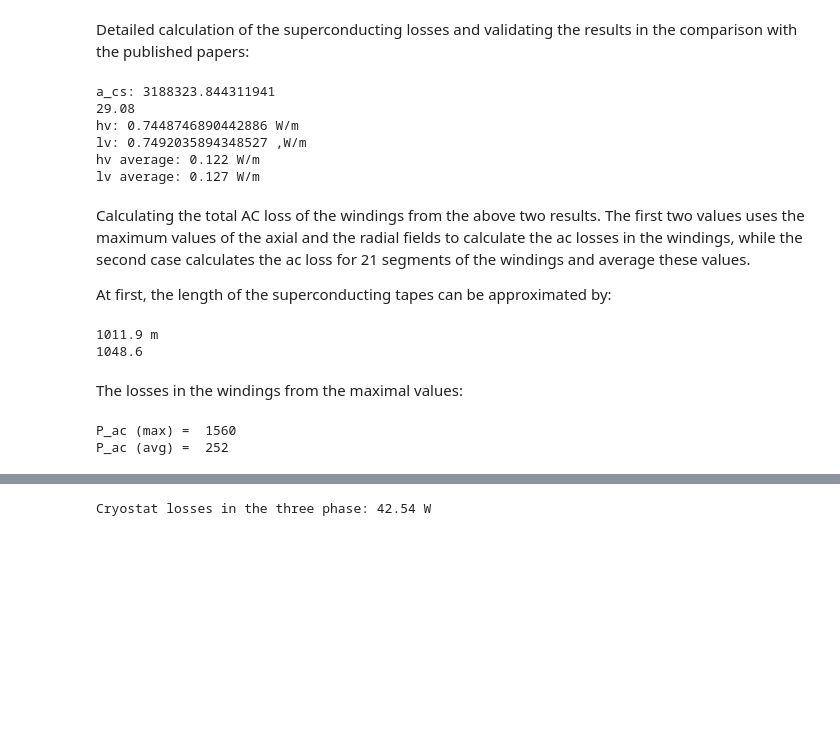
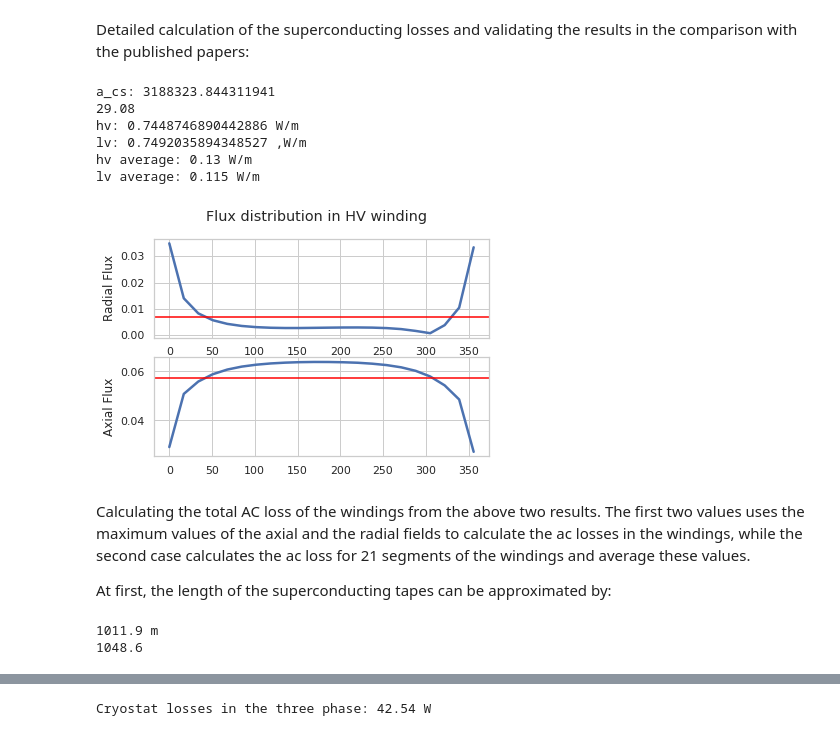
Before and after one commit to tamasorosz/TrafoCalc, a Jupyter notebook: notes/1250_kVA_sc_transformer.ipynb, the cells around one changed output, grey strips where cells are left out. Cells and saved outputs as stored; diff of their text form; code cells hidden in the pictures; blank space fills up the shorter version.

Commit message:
feat: diagram for axial and radial losses

```diff
--- a/notes/1250_kVA_sc_transformer.ipynb
+++ b/notes/1250_kVA_sc_transformer.ipynb
@@ -148,34 +149,38 @@ Detailed calculation of the superconducting losses and validating the results in
 # %%
 from src.superconductor_losses import cryo_surface,cryostat_losses, magnusson_ac_loss, supra_winding_ac_loss
 a_cs = cryo_surface(205.0, 370, 800)  # [mm2]
 cryo_loss = cryostat_losses(a_cs)
 #thermal_loss = thermal_incomes(self.input.required.lv.ph_current, self.input.required.hv.ph_current)
 
 print('a_cs:',a_cs)
 #print('cryostat losses:', cryo_loss)
 print(cryo_loss)
 
 # HV winding
 print('hv:',magnusson_ac_loss(63.89*1e-3, 34.39*1e-3, 50, 69, Ic=115), 'W/m')
 print('lv:',magnusson_ac_loss(56.38*1e-3, 34.39*1e-3, 50, 1804/20, Ic=115), ',W/m')
 
 # Calculation with the averaged values of Bax and Brad along the winding
-B_hv = [(0.029128001810690196, 0.034931126895950015), (0.050827730564536266, 0.013995471297917561), (0.05588725071682793, 0.008240268880776114), (0.05886954390963839, 0.005638255023196592), (0.06077329192829234, 0.004242084637681387), (0.06198176035801467, 0.003445644623909061), (0.06276385272892504, 0.002995500599112688), (0.06327437776653683, 0.002760552277617734), (0.06359944969665898, 0.002661568692436944), (0.06379442937349428, 0.0026641586971951625), (0.06388059481829217, 0.002728564552750612), (0.06386326031218509, 0.0028002328471558036), (0.06375556424426587, 0.0028587919261724437), (0.06355546873347745, 0.0028738248556079427), (0.06317272884807773, 0.0028134675986741797), (0.06259672900939289, 0.0026311711550385253), (0.061686454242632804, 0.0022513791514020554), (0.06025066397296713, 0.0015527807458504128), (0.05795286910805797, 0.000685192255041045), (0.054315535780667834, 0.003759431911852573), (0.048564227979538355, 0.010423416210258551)]
+B_hv = [(0.029128001810690196, 0.034931126895950015), (0.050827730564536266, 0.013995471297917561), (0.05588725071682793, 0.008240268880776114), (0.05886954390963839, 0.005638255023196592), (0.06077329192829234, 0.004242084637681387), (0.06198176035801467, 0.003445644623909061), (0.06276385272892504, 0.002995500599112688), (0.06327437776653683, 0.002760552277617734), (0.06359944969665898, 0.002661568692436944), (0.06379442937349428, 0.0026641586971951625), (0.06388059481829217, 0.002728564552750612), (0.06386326031218509, 0.0028002328471558036), (0.06375556424426587, 0.0028587919261724437), (0.06355546873347745, 0.0028738248556079427), (0.06317272884807773, 0.0028134675986741797), (0.06259672900939289, 0.0026311711550385253), (0.061686454242632804, 0.0022513791514020554), (0.06025066397296713, 0.0015527807458504128), (0.05795286910805797, 0.000685192255041045), (0.054315535780667834, 0.003759431911852573), (0.048564227979538355, 0.010423416210258551), (0.027189030612877307, 0.03342143530190356)]
 print('hv average:',supra_winding_ac_loss(B_hv, 50, 69, Ic=170, kappa=2.0), 'W/m')
 
-B_lv = [(0.029128001810690196, 0.034931126895950015), (0.050827730564536266, 0.013995471297917561), (0.05588725071682793, 0.008240268880776114), (0.05886954390963839, 0.005638255023196592), (0.06077329192829234, 0.004242084637681387), (0.06198176035801467, 0.003445644623909061), (0.06276385272892504, 0.002995500599112688), (0.06327437776653683, 0.002760552277617734), (0.06359944969665898, 0.002661568692436944), (0.06379442937349428, 0.0026641586971951625), (0.06388059481829217, 0.002728564552750612), (0.06386326031218509, 0.0028002328471558036), (0.06375556424426587, 0.0028587919261724437), (0.06355546873347745, 0.0028738248556079427), (0.06317272884807773, 0.0028134675986741797), (0.06259672900939289, 0.0026311711550385253), (0.061686454242632804, 0.0022513791514020554), (0.06025066397296713, 0.0015527807458504128), (0.05795286910805797, 0.000685192255041045), (0.054315535780667834, 0.003759431911852573), (0.048564227979538355, 0.010423416210258551)]
+B_lv = [(0.02856165890911766, 0.028847904921676104), (0.04264701220871581, 0.010333326005571797), (0.04776295819421883, 0.004720985033777048), (0.05085840666736541, 0.002039399273394693), (0.052852837699169486, 0.0005450278785072982), (0.05419566215315297, 0.0011922709959351074), (0.055091261307798844, 0.0016744365020429086), (0.05568369741614443, 0.002085502906240322), (0.05606747169313475, 0.0024392793956877767), (0.05631371035279775, 0.00283595546320603), (0.05639469993875801, 0.0032735437949860113), (0.05636608292796119, 0.0036982745586362498), (0.056231994280278585, 0.004135042743796724), (0.0559625196568071, 0.004626368660648694), (0.05550011895636897, 0.005175337428187099), (0.054825977114110414, 0.005848641399257559), (0.05378865098492425, 0.006752316481653198), (0.05225866137292812, 0.008116694915730749), (0.04990585466674591, 0.01048128371018553), (0.04584717417017381, 0.015320514277157304), (0.03259398082720333, 0.032704985099393014), (0.018490895738829893, 0.013055647487121291)]
 print('lv average:',supra_winding_ac_loss(B_lv, 50, 69, Ic=170, kappa=1.5), 'W/m')
+
+# flux distribution along the HV winding
+plot_winding_flux(B_hv, 0, 356)
 # %% [output]
 a_cs: 3188323.844311941
 29.08
 hv: 0.7448746890442886 W/m
 lv: 0.7492035894348527 ,W/m
-hv average: 0.122 W/m
-lv average: 0.127 W/m
+hv average: 0.13 W/m
+lv average: 0.115 W/m
+[figure, added]
-# %% [markdown]
-Calculating the total AC loss of the windings from the above two results. The first two values uses the maximum values of the axial and the radial fields to calculate the ac losses in the windings, while the second case calculates the ac loss for 21 segments of the windings and average these values.
-
-At first, the length of the superconducting tapes can be approximated by:
+# %% [markdown]
+Calculating the total AC loss of the windings from the above two results. The first two values uses the maximum values of the axial and the radial fields to calculate the ac losses in the windings, while the second case calculates the ac loss for 21 segments of the windings and average these values.
+
+At first, the length of the superconducting tapes can be approximated by:
 # %%
 r_m = 205
 length = Np * 2*r_m*3.14 * 1e-3
@@ -186,14 +191,3 @@ print(round(length_sec*3,1))
 # %% [output]
 1011.9 m
 1048.6
-# %% [markdown]
-The losses in the windings from the maximal values:
-# %%
-P_ac_max = length*0.745*3 + length_sec*0.769*3
-P_ac_avg = length*0.122*3 + length*0.127*3
-
-print('P_ac (max) = ', round(P_ac_max))
-print('P_ac (avg) = ',round(P_ac_avg))
-# %% [output]
-P_ac (max) =  1560
-P_ac (avg) =  252
```
Also changed, not shown: parts of 12 cells of this notebook, 6 other files.
